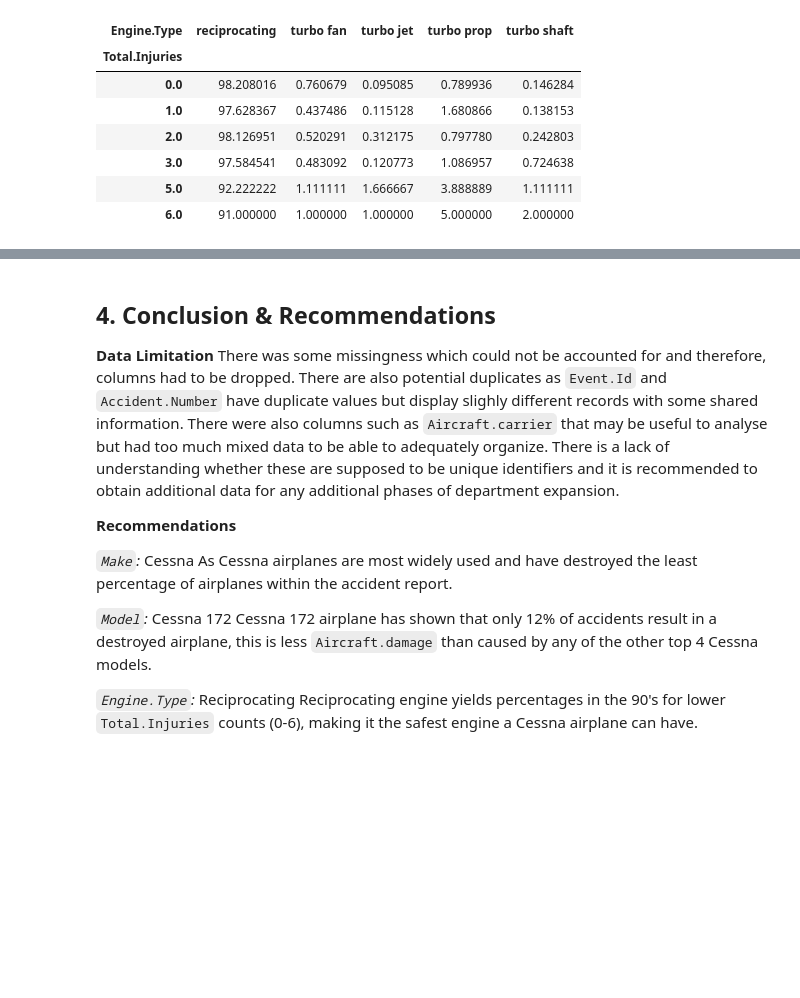
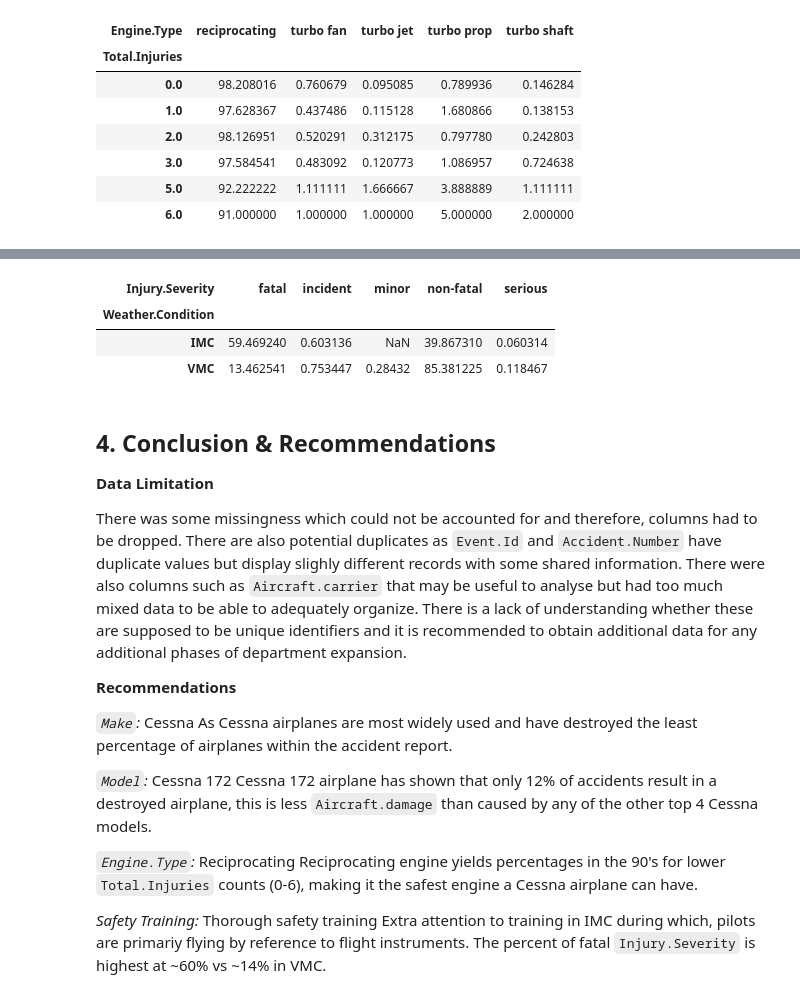
Before and after one commit to erankova/Fortune-Inc-Aviation-Analysis, a Jupyter notebook: Fortune Inc Aviation Analysis.ipynb, the cells around one changed output, grey strips where cells are left out. Drawn from its saved outputs; the diff is of its cells as text; code cells hidden in the pictures; blank space fills up the shorter version.

```diff
--- a/Exploration.ipynb
+++ b/Fortune Inc Aviation Analysis.ipynb
@@ -1300,7 +1283,19 @@ plt.show()
+# %%
+# Use previously established Dataframe
+cessna_make_data
+
+# Group by Weather Condition & Injury Severity
+cessna_make_data.groupby(by=['Weather.Condition','Injury.Severity']).size().unstack().apply(lambda x: x/x.sum(),axis=1)*100
+# %% [output]
+| Injury.Severity | fatal | incident | minor | non-fatal | serious |
+| Weather.Condition |  |  |  |  |  |
+| IMC | 59.469240 | 0.603136 | NaN | 39.867310 | 0.060314 |
+| VMC | 13.462541 | 0.753447 | 0.28432 | 85.381225 | 0.118467 |
 # %% [markdown]
 ## 4. Conclusion & Recommendations
 
 **Data Limitation**
+
 There was some missingness which could not be accounted for and therefore, columns had to be dropped. There are also potential duplicates as `Event.Id` and `Accident.Number` have duplicate values but display slighly different records with some shared information. There were also columns such as `Aircraft.carrier` that may be useful to analyse but had too much mixed data to be able to adequately organize. There is a lack of understanding whether these are supposed to be unique identifiers and it is recommended to obtain additional data for any additional phases of department expansion.
 
 
@@ -1314,3 +1309,6 @@ Cessna 172 airplane has shown that only 12% of accidents result in a destroyed a
 
 *`Engine.Type`:* Reciprocating
 Reciprocating engine yields percentages in the 90's for lower `Total.Injuries` counts (0-6), making it the safest engine a Cessna airplane can have.
+
+*Safety Training:* Thorough safety training
+Extra attention to training in IMC during which, pilots are primariy flying by reference to flight instruments. The percent of fatal `Injury.Severity` is highest at ~60% vs ~14% in VMC.
```
Also changed, not shown: parts of 9 cells of this notebook, 2 other files.
